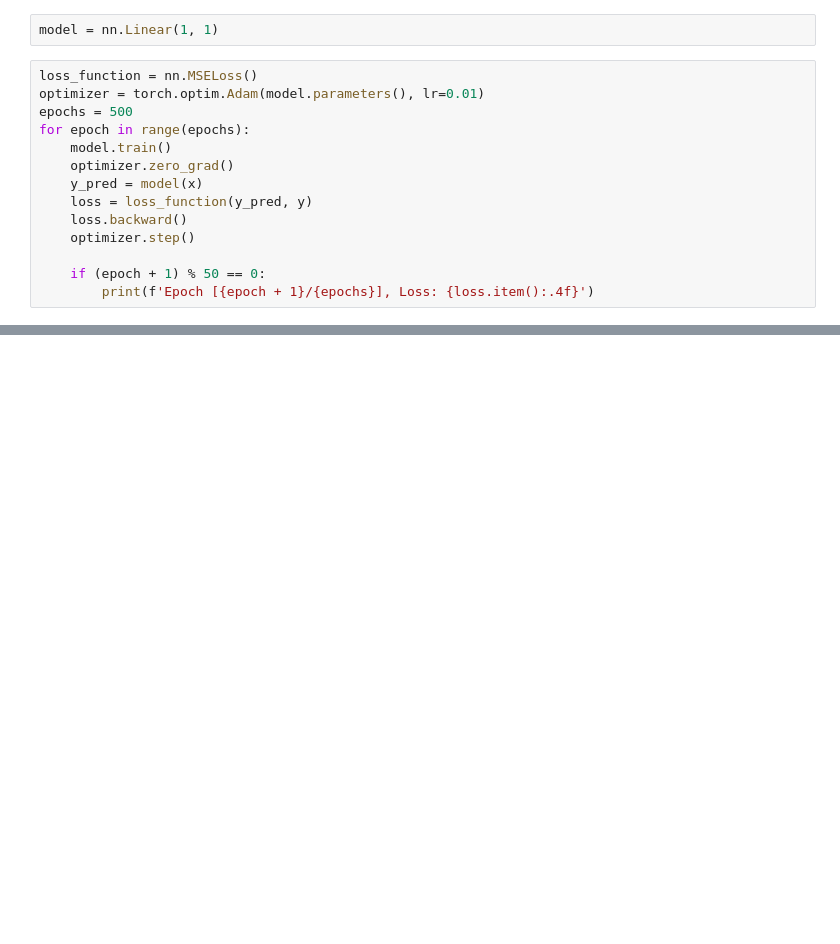
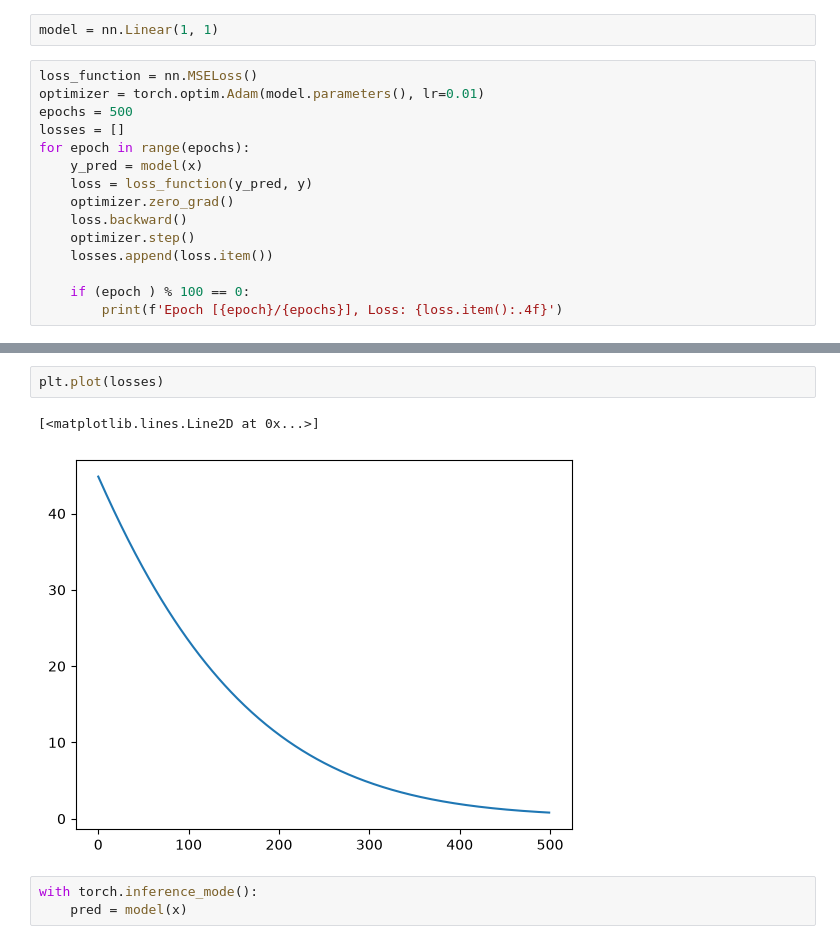
Before and after one commit to SaraMaktabi/Neural-Network-Fundamentals-with-PyTorch-For-Generative-AI, a Jupyter notebook: reg.ipynb, the cells around one changed output, grey strips where cells are left out. Cells and saved outputs as stored; diff of their text form; blank space fills up the shorter version.

```diff
--- a/reg.ipynb
+++ b/reg.ipynb
@@ -43,13 +43,14 @@ model = nn.Linear(1, 1)
 loss_function = nn.MSELoss()
 optimizer = torch.optim.Adam(model.parameters(), lr=0.01)
 epochs = 500
+losses = []
 for epoch in range(epochs):
-    model.train()
-    optimizer.zero_grad()
     y_pred = model(x)
     loss = loss_function(y_pred, y)
+    optimizer.zero_grad()
     loss.backward()
     optimizer.step()
+    losses.append(loss.item())
 
-    if (epoch + 1) % 50 == 0:
-        print(f'Epoch [{epoch + 1}/{epochs}], Loss: {loss.item():.4f}')
+    if (epoch ) % 100 == 0:
+        print(f'Epoch [{epoch}/{epochs}], Loss: {loss.item():.4f}')
@@ -55,0 +63,8 @@ for epoch in range(epochs):
+# %%
+plt.plot(losses)
+# %% [output]
+[<matplotlib.lines.Line2D at 0x...>]
+[figure, added]
+# %%
+with torch.inference_mode():
+    pred = model(x)
```
Also changed, not shown: parts of 7 cells of this notebook, 2 other files.
